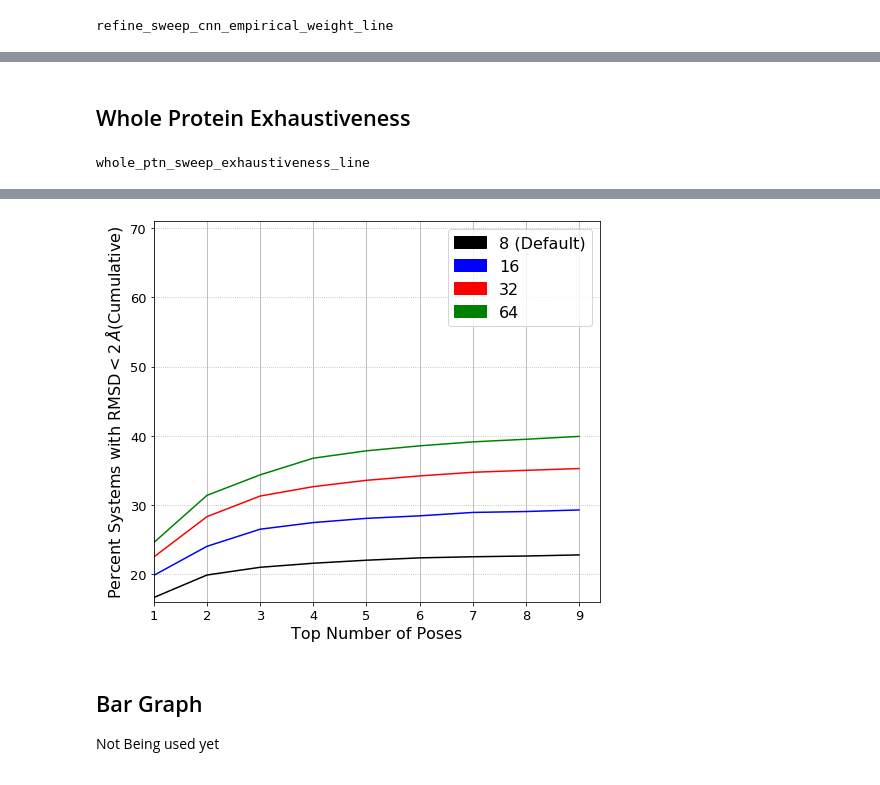
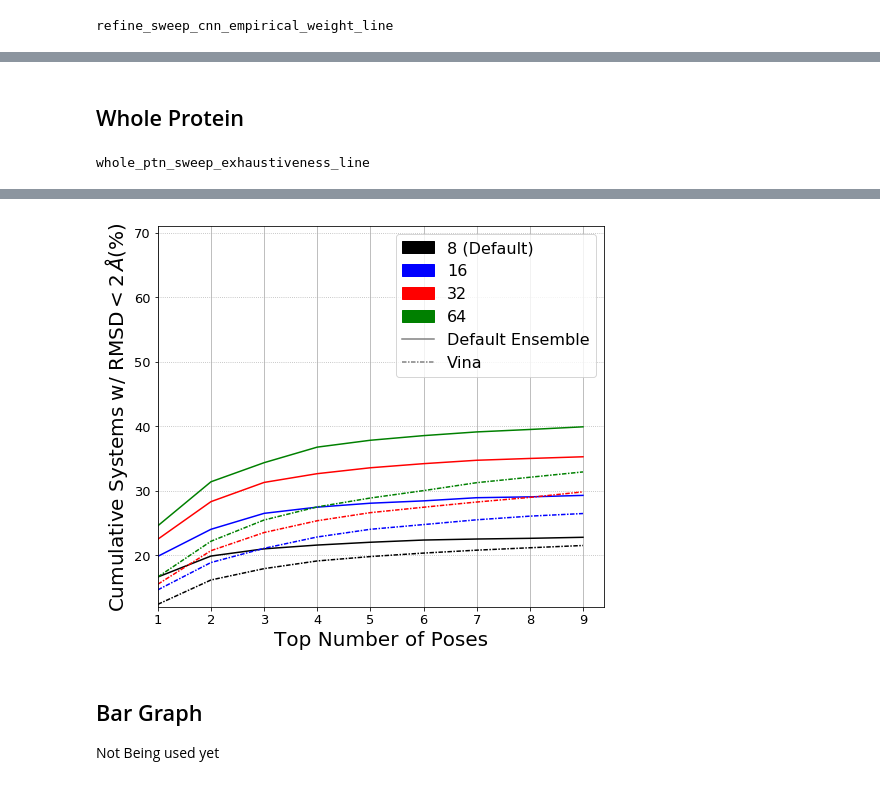
Before and after one commit to dkoes/GNINA-1.0, a Jupyter notebook: MakeFinalGraphs.ipynb, the cells around one changed output, grey strips where cells are left out. Drawn from its saved outputs; the diff is of its cells as text; code cells hidden in the pictures.

```diff
--- a/MakeFinalGraphs.ipynb
+++ b/MakeFinalGraphs.ipynb
@@ -1046,8 +1003,8 @@ for big_df,data_type in [(plot_df_rd,'redocking'),(plot_df_cd,'crossdocking')]:
     ax.xaxis.set_major_locator(MaxNLocator(integer=True))
     ax.tick_params(axis='both', which='major', labelsize=13)
     ax.set_ybound(ylim[0],ylim[1])
-    ax.set_xlabel(xlab,fontsize=16)
-    ax.set_ylabel(ylab,fontsize=16)
+    ax.set_xlabel(xlab,fontsize=fontsize)
+    ax.set_ylabel(ylab,fontsize=fontsize)
     plt.grid(axis='x')
     plt.grid(axis='y',linestyle=':')
     #box = ax.get_position()
@@ -1102,8 +1059,8 @@ for big_df,data_type in [(plot_df_rd,'redocking'),(plot_df_cd,'crossdocking')]:
     ax.xaxis.set_major_locator(MaxNLocator(integer=True))
     ax.tick_params(axis='both', which='major', labelsize=13)
     ax.set_ybound(ylim[0],ylim[1]+1)
-    ax.set_xlabel(xlab,fontsize=16)
-    ax.set_ylabel(ylab,fontsize=16)
+    ax.set_xlabel(xlab,fontsize=fontsize)
+    ax.set_ylabel(ylab,fontsize=fontsize)
     plt.grid(axis='x')
     plt.grid(axis='y',linestyle=':')
     #box = ax.get_position()
@@ -1160,8 +1117,8 @@ for big_df,data_type in [(plot_df_rd,'redocking'),(plot_df_cd,'crossdocking')]:
     ax.xaxis.set_major_locator(MaxNLocator(integer=True))
     ax.tick_params(axis='both', which='major', labelsize=13)
     ax.set_ybound(ylim[0],ylim[1]+1)
-    ax.set_xlabel(xlab,fontsize=16)
-    ax.set_ylabel(ylab,fontsize=16)
+    ax.set_xlabel(xlab,fontsize=fontsize)
+    ax.set_ylabel(ylab,fontsize=fontsize)
     plt.grid(axis='x')
     plt.grid(axis='y',linestyle=':')
     #box = ax.get_position()
@@ -1234,7 +1191,7 @@ for big_df,data_type in [(plot_df_rd,'redocking'),(plot_df_cd,'crossdocking')]:
 plot_df_rd.to_csv(f'/home/anm329/GNINA-1.0/data/redocking/{filename}')
 plot_df_cd.to_csv(f'/home/anm329/GNINA-1.0/data/crossdocking/{filename}')
 # %% [markdown]
-## Whole Protein Exhaustiveness
+## Whole Protein
 # %%
 filename='whole_ptn_sweep_exhaustiveness.csv'
 plot_df_rd =pd.read_csv(f'/home/anm329/GNINA-1.0/data/redocking/{filename}',index_col=0)
@@ -1254,5 +1202,18 @@ color_dict = {'8':'k','16':'b','32':'r','64': 'g'}
 # %% [output]
 whole_ptn_sweep_exhaustiveness_line
+# %%
+lgd_elements = [Patch(facecolor='k', edgecolor='k',
+                         label='8 (Default)'),
+                  Patch(facecolor='b', edgecolor='b',
+                         label='16'),
+                  Patch(facecolor='r', edgecolor='r',
+                         label='32'),
+                  Patch(facecolor='g', edgecolor='g',
+                         label='64'),
+                Line2D([0], [0], color='grey', label='Default Ensemble'),
+                Line2D([0], [0], color='grey', label='Vina',linestyle=(0, (3, 1, 1, 1)))
+               ]
+color_dict = {'8':'k','16':'b','32':'r','64': 'g'}
 # %%
 for big_df,data_type in [(plot_df_rd,'redocking'),(plot_df_cd,'crossdocking')]:
     ax = plt.figure(figsize=[8,7]).gca()
@@ -1261,21 +1222,14 @@ for big_df,data_type in [(plot_df_rd,'redocking'),(plot_df_cd,'crossdocking')]:
         #rang = list_of_ranges[j]
         rang = list(range(1,big_df[col].fillna(0).astype(bool).sum()+1))
         ls = get_linestyle(col)
-        if col != 'Vina':
-            c = color_dict[col.split('_')[1]]
-            p = plt.plot(rang, big_df[col], label=col,c=c)
-        else:
-            c = color_dict[col.replace(' Ensemble','')]
-            p = plt.plot(rang, big_df[col], label=col,linestyle=ls,c=c,linewidth=5)
-    #     if args.use_bound:  # this adds shading to show the systems with dockings that are very "good" and less "good" (1 and 3 RMSD)
-    #         plt.fill_between(rang, plot_df['good2'].astype('float64').values, plot_df['good1'].astype('float64').values, alpha = 0.1, color=p[-1].get_color())
-    #         plt.fill_between(rang, plot_df['good2'].astype('float64').values, plot_df['good3'].astype('float64').values, alpha = 0.1, color=p[-1].get_color())
+        c = color_dict[col.split('_')[1]]
+        p = plt.plot(rang, big_df[col], label=col,c=c,linestyle=ls)
     ax.set_xlim(left=xlim)
     ax.xaxis.set_major_locator(MaxNLocator(integer=True))
     ax.tick_params(axis='both', which='major', labelsize=13)
     ax.set_ybound(ylim[0],ylim[1])
-    ax.set_xlabel(xlab,fontsize=16)
-    ax.set_ylabel(ylab,fontsize=16)
+    ax.set_xlabel(xlab,fontsize=fontsize)
+    ax.set_ylabel(ylab,fontsize=fontsize)
     plt.grid(axis='x')
     plt.grid(axis='y',linestyle=':')
     #box = ax.get_position()
@@ -1288,4 +1242,4 @@ for big_df,data_type in [(plot_df_rd,'redocking'),(plot_df_cd,'crossdocking')]:
-[figure, old version]
+[figure, new version]
 # %%
 plot_df_rd.to_csv(f'/home/anm329/GNINA-1.0/data/redocking/{filename}')
 plot_df_cd.to_csv(f'/home/anm329/GNINA-1.0/data/crossdocking/{filename}')
```
Also changed, not shown: parts of 30 cells of this notebook, 48 other files.
